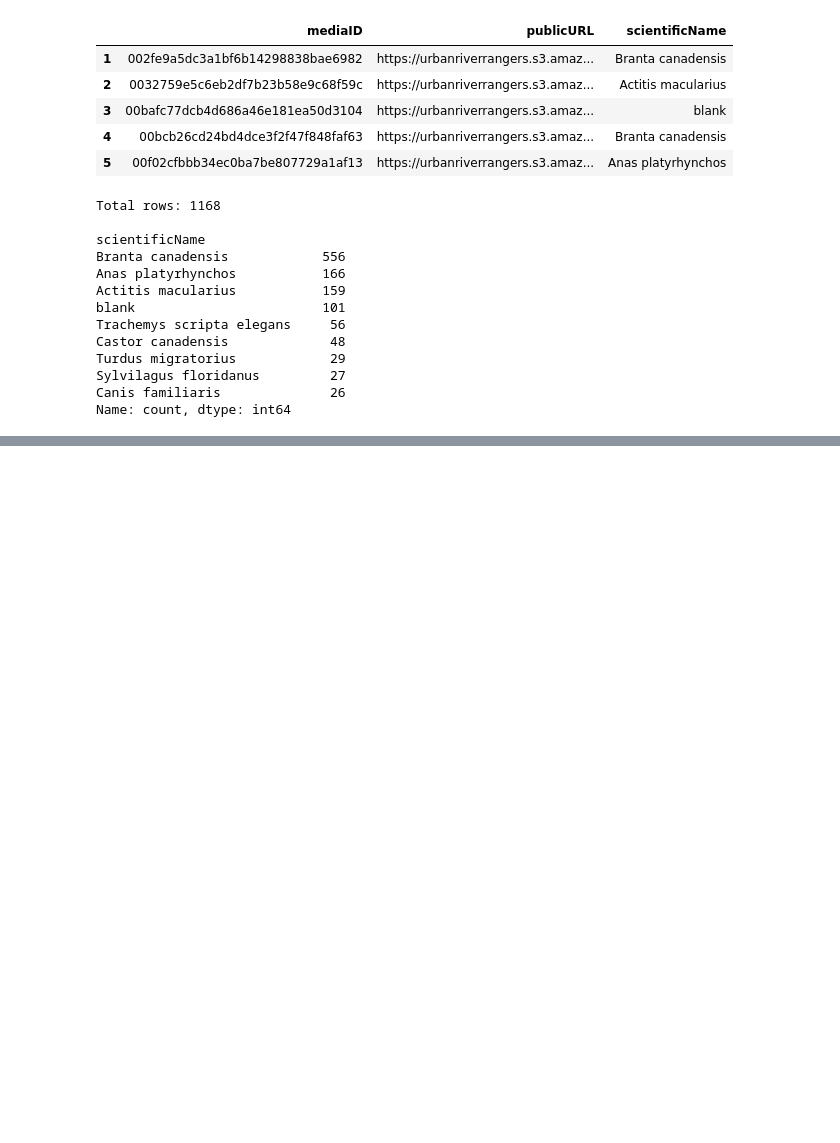
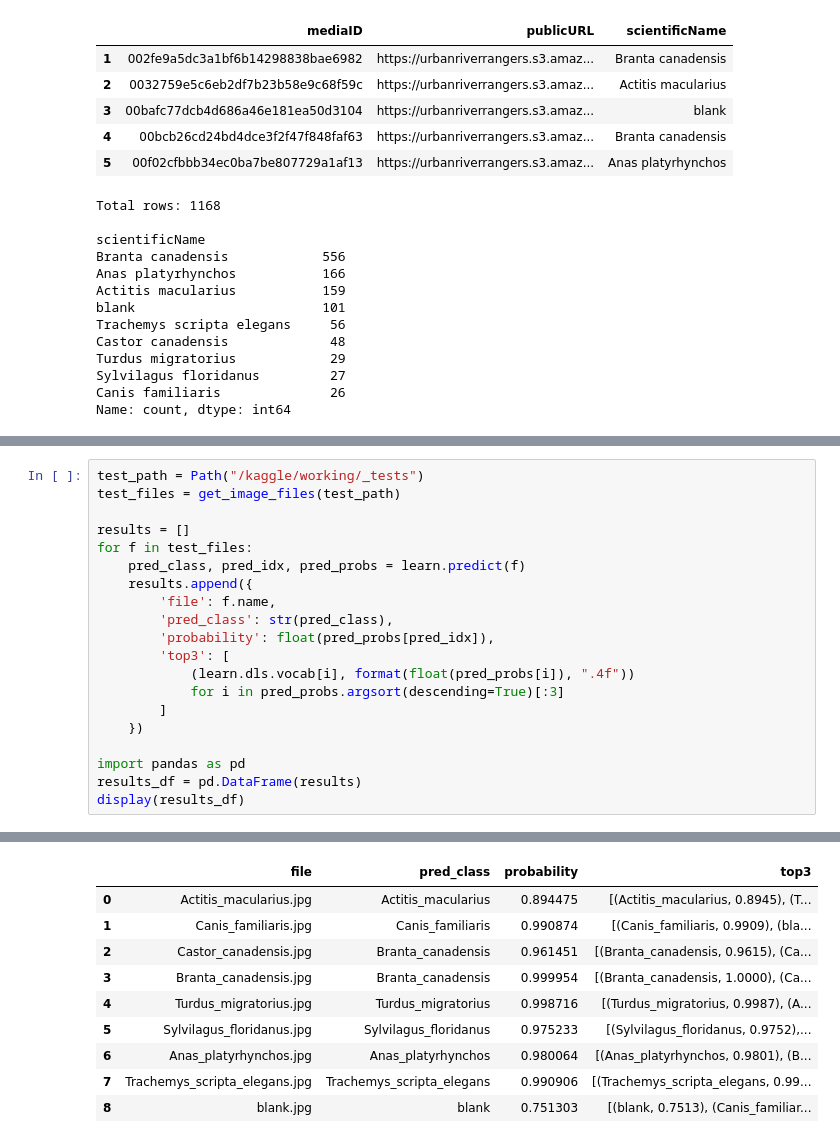
Before and after one commit to morescode-pm/kaggle-fastai, a Jupyter notebook: pull-observations-kaggle.ipynb, the cells around one changed output, grey strips where cells are left out. Saved outputs shown, nothing was run; the diff lists cells and outputs as text; blank space fills up the shorter version.

```diff
--- a/pull-observations-kaggle.ipynb
+++ b/pull-observations-kaggle.ipynb
@@ -406,0 +426,21 @@ Downloading: "https://download.pytorch.org/models/resnet18-f37072fd.pth" to /roo
+# %%
+test_path = Path("/kaggle/working/_tests")
+test_files = get_image_files(test_path)
+
+results = []
+for f in test_files:
+    pred_class, pred_idx, pred_probs = learn.predict(f)
+    results.append({
+        'file': f.name,
+        'pred_class': str(pred_class),
+        'probability': float(pred_probs[pred_idx]),
+        'top3': [
+            (learn.dls.vocab[i], format(float(pred_probs[i]), ".4f"))
+            for i in pred_probs.argsort(descending=True)[:3]
+        ]
+    })
+
+import pandas as pd
+results_df = pd.DataFrame(results)
+display(results_df)
+# %% [output]
@@ -406,0 +456,10 @@ Downloading: "https://download.pytorch.org/models/resnet18-f37072fd.pth" to /roo
+|  | file | pred_class | probability | top3 |
+| 0 | Actitis_macularius.jpg | Actitis_macularius | 0.894475 | [(Actitis_macularius, 0.8945), (T... |
+| 1 | Canis_familiaris.jpg | Canis_familiaris | 0.990874 | [(Canis_familiaris, 0.9909), (bla... |
+| 2 | Castor_canadensis.jpg | Branta_canadensis | 0.961451 | [(Branta_canadensis, 0.9615), (Ca... |
+| 3 | Branta_canadensis.jpg | Branta_canadensis | 0.999954 | [(Branta_canadensis, 1.0000), (Ca... |
+| 4 | Turdus_migratorius.jpg | Turdus_migratorius | 0.998716 | [(Turdus_migratorius, 0.9987), (A... |
+| 5 | Sylvilagus_floridanus.jpg | Sylvilagus_floridanus | 0.975233 | [(Sylvilagus_floridanus, 0.9752),... |
+| 6 | Anas_platyrhynchos.jpg | Anas_platyrhynchos | 0.980064 | [(Anas_platyrhynchos, 0.9801), (B... |
+| 7 | Trachemys_scripta_elegans.jpg | Trachemys_scripta_elegans | 0.990906 | [(Trachemys_scripta_elegans, 0.99... |
+| 8 | blank.jpg | blank | 0.751303 | [(blank, 0.7513), (Canis_familiar... |
```
Also changed, not shown: parts of 8 cells of this notebook.
